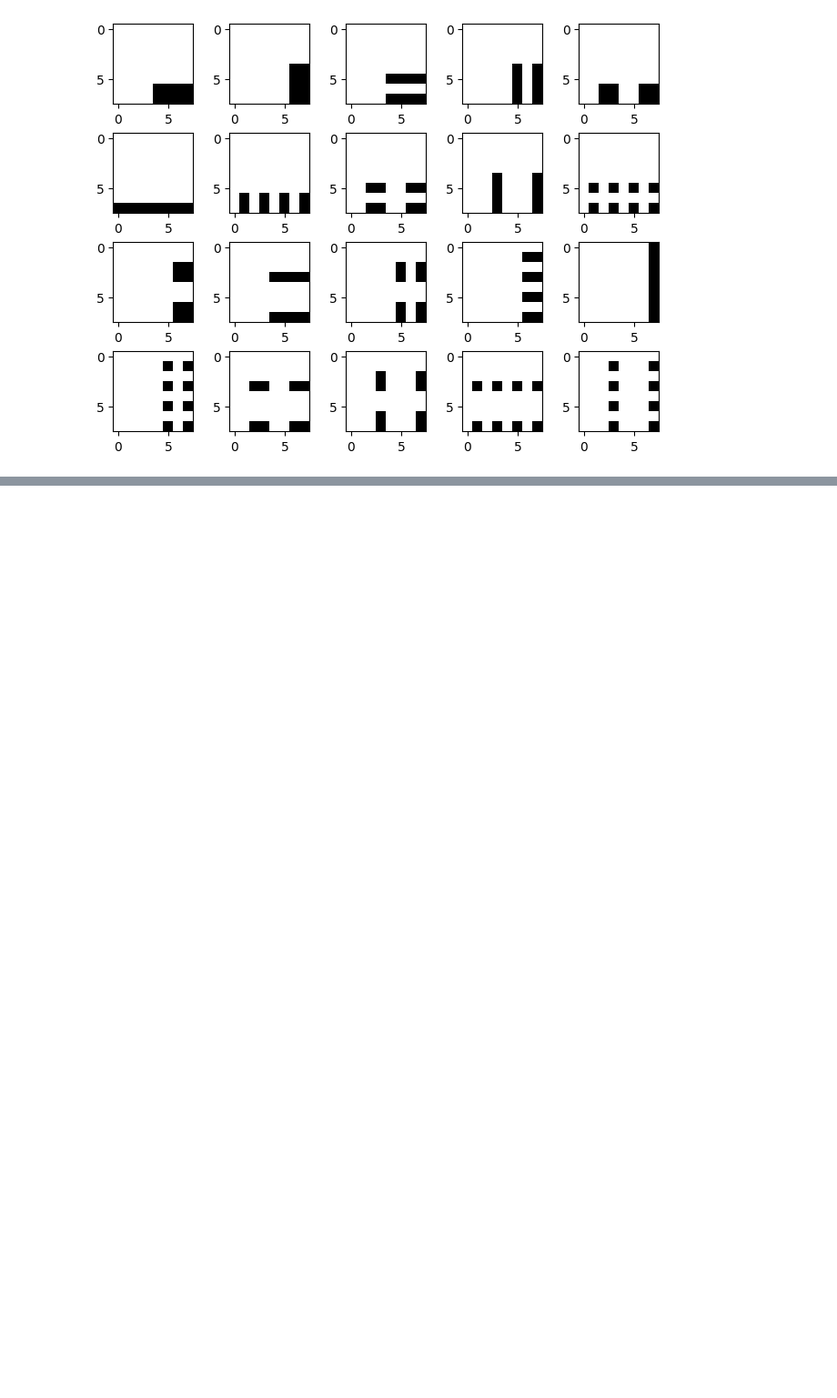
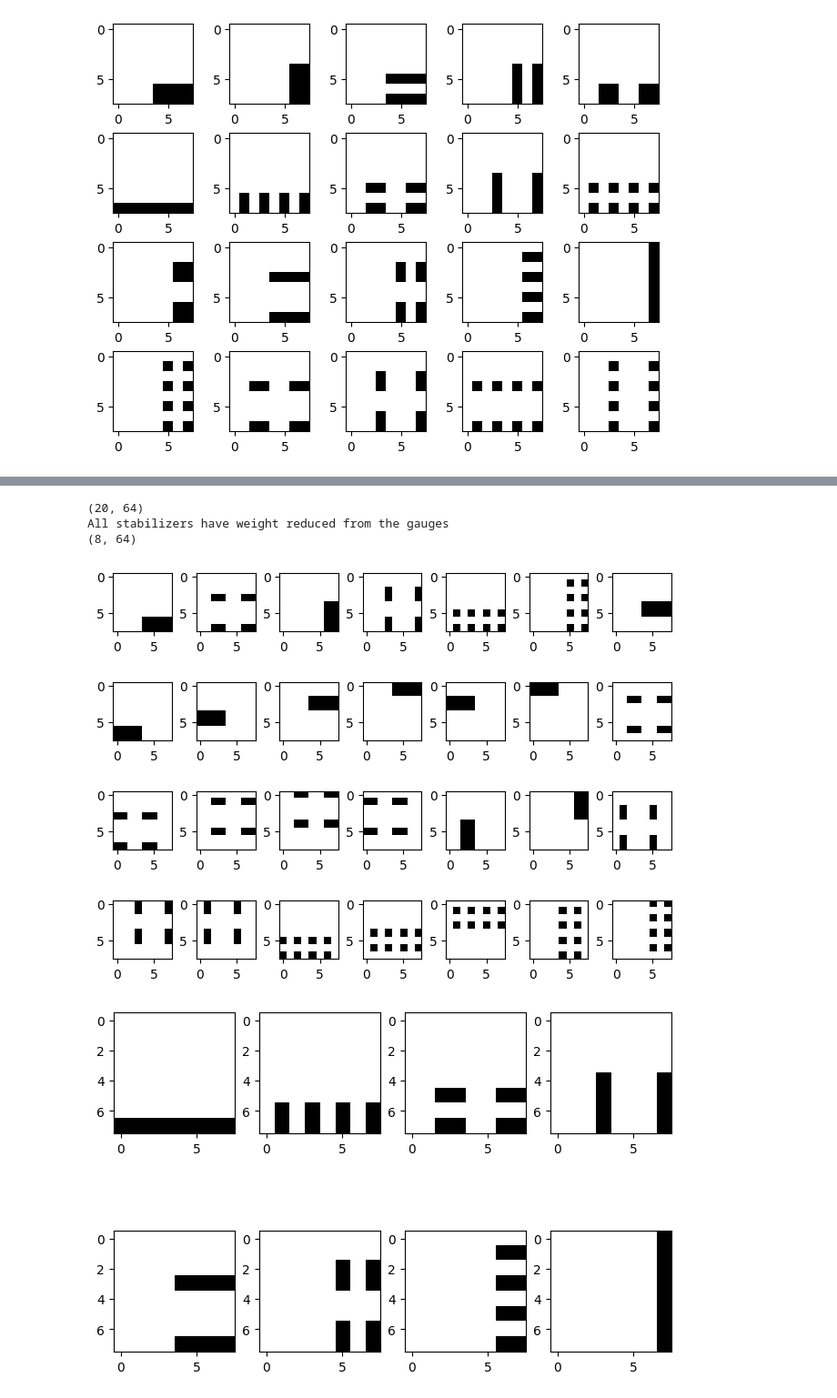
Before and after one commit to Calugorron/LDPC-RM-code, a Jupyter notebook: Gauge_search.ipynb, the cells around one changed output, grey strips where cells are left out. Shown at 91% size. Saved outputs shown, nothing was run; the diff lists cells and outputs as text; code cells hidden in the pictures; blank space fills up the shorter version.

```diff
--- a/Gauge_search.ipynb
+++ b/Gauge_search.ipynb
@@ -154,0 +47,28 @@ for comb in chosen:
+# %%
+QRM = QuantumReedMuller(2, 2, 6)
+print(np.shape(QRM.LZ))
+
+polynomials = [[1,2,3], [3,4,5], [1,2,4], [3,4,6], [1,5,6], [2,5,6]]
+
+#polynomials=[[1,2,3], [3,4,5]]
+QRM.gauge_operators(polynomials)
+gauge=[]
+new_stabs=[]
+new_logical=[]
+for row in QRM.G:
+    gauge.append(distribute(row))
+for row in QRM.GS:
+    new_stabs.append(distribute(row))
+for row in QRM.LZ:
+    new_logical.append(distribute(row))
+print(np.shape(QRM.LZ))
+show_group(new_stabs, 7)
+show_group(new_logical, 4)
+#show_group(gauge, 3)
+#show_heatmap(new_stabs)
+# %% [output]
+(20, 64)
+All stabilizers have weight reduced from the gauges
+(8, 64)
+[figure, added]
+[figure, added]
```
Also changed, not shown: parts of 8 cells of this notebook, 35 other files.
